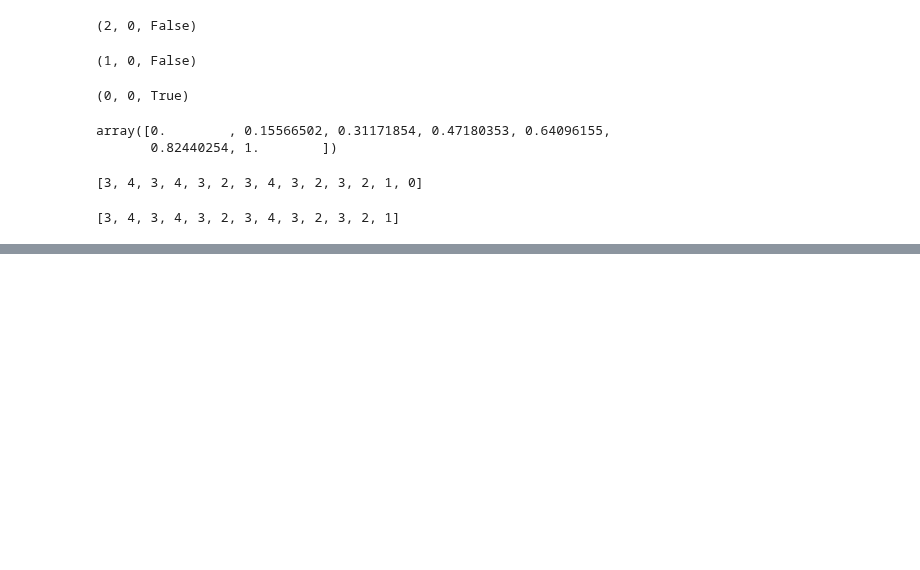
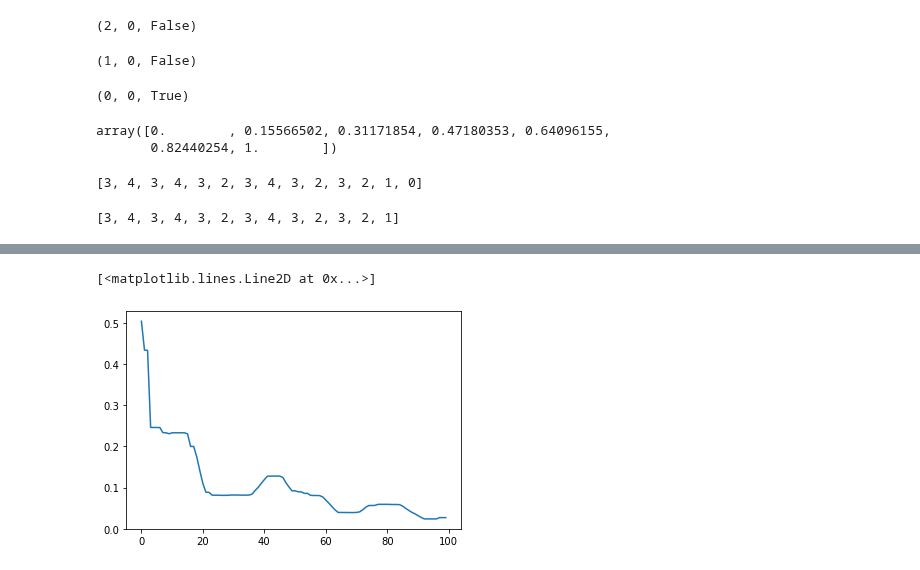
Before and after one commit to ha5ha6/judy_blog, a Jupyter notebook: _notebooks/Untitled.ipynb, the cells around one changed output, grey strips where cells are left out. Saved outputs shown, nothing was run; the diff lists cells and outputs as text; code cells hidden in the pictures; blank space fills up the shorter version.

```diff
--- a/_notebooks/Untitled.ipynb
+++ b/_notebooks/Untitled.ipynb
@@ -3,7 +3,7 @@ import numpy as np
 import matplotlib
 #matplotlib.use('Agg')
 import matplotlib.pyplot as plt
-#from tqdm import tqdm
+from tqdm import tqdm
 
 # 0 is the left terminal state
 # 6 is the right terminal state
@@ -122,6 +122,40 @@ def rms_error():
 
 # Figure 6.2
 # @method: 'TD' or 'MC'
+
+states=[0,1,2,3,4,5,6]
+actions=[-1,1]
+V_true=np.arange(1,6)/6.0
+
+def step(s,a):
+
+    s_=s+a
+
+    if s_==0:
+        return s_,0,True
+    elif s_==6:
+        return s_,1,True
+    else:
+        return s_,0,False
+
+def get_traj():
+
+    s=np.random.choice(states[1:6])
+    traj=[s]
+    rew=[0]
+    while True:
+
+        s_old=s
+        a=np.random.choice(actions)
+        s,r,done=step(s_old,a)
+        traj.append(s)
+        rew.append(r)
+
+        if done:
+            break
+
+    return traj, rew
+
 def batch_updating(method, episodes, alpha=0.001):
     # perform 100 independent runs
     runs = 100
@@ -135,7 +169,7 @@ def batch_updating(method, episodes, alpha=0.001):
         rewards = []
         for ep in range(episodes):
             if method == 'TD':
-                trajectory_, rewards_ = temporal_difference(current_values, batch=True)
+                trajectory_, rewards_ = get_traj()
             else:
                 trajectory_, rewards_ = monte_carlo(current_values, batch=True)
             trajectories.append(trajectory_)
@@ -155,6 +189,7 @@ def batch_updating(method, episodes, alpha=0.001):
                 # perform batch updating
                 current_values += updates
             # calculate rms error
+            #print(current_values)
             errors.append(np.sqrt(np.sum(np.power(current_values - TRUE_VALUE, 2)) / 5.0))
         total_errors += np.asarray(errors)
     total_errors /= runs
@@ -190,7 +225,7 @@ def figure_6_2():
     plt.close()
 
 if __name__ == '__main__':
-    example_6_2()
+    #example_6_2()
     figure_6_2()
 # %%
 values = np.zeros(7)
@@ -433,0 +546,6 @@ values[s]+=alpha
+# %%
+import matplotlib.pyplot as plt
+plt.plot(errors)
+# %% [output]
+[<matplotlib.lines.Line2D at 0x...>]
+[figure, added]
```
Also changed, not shown: parts of 1 cell of this notebook, 10 other files.
